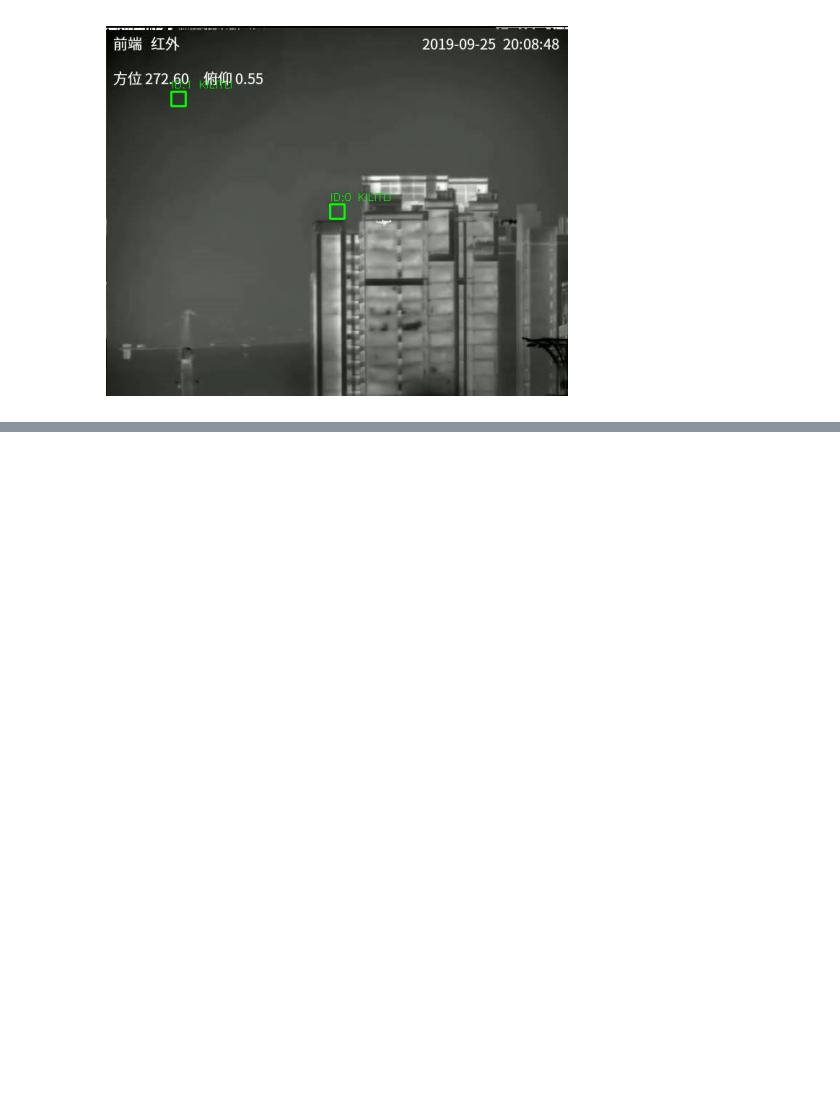
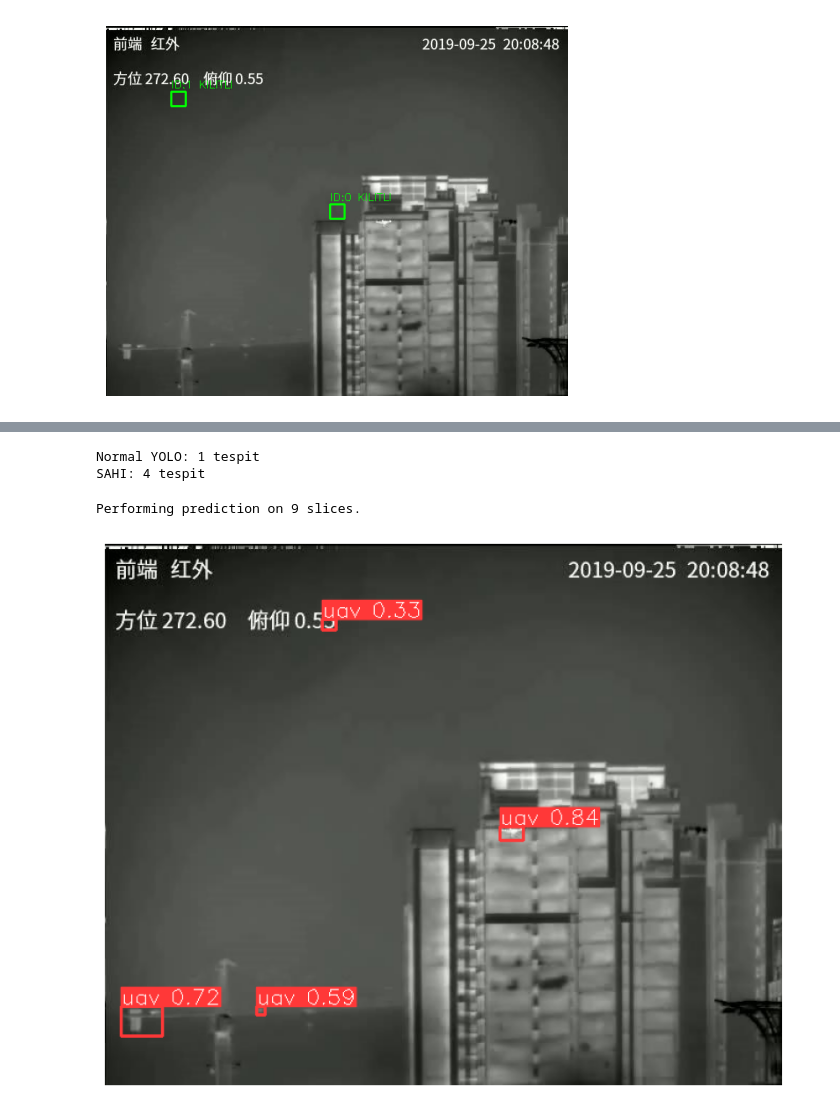
Before and after one commit to degirmencimehmet/MicrosoftProje, a Jupyter notebook: src/test_model.ipynb, the cells around one changed output, grey strips where cells are left out. Saved outputs shown, nothing was run; the diff lists cells and outputs as text; code cells hidden in the pictures; blank space fills up the shorter version.

Commit message:
Proje sonu v2

```diff
--- a/src/test_model.ipynb
+++ b/src/test_model.ipynb
@@ -350,0 +355,34 @@ TypeError: AutoDetectionModel.from_pretrained() missing 1 required positional ar
+# %%
+results = model(img_path, conf=0.3)
+print(f"Normal YOLO: {len(results[0].boxes)} tespit")
+print(f"SAHI: {len(dets)} tespit")
+# %% [output]
+Normal YOLO: 1 tespit
+SAHI: 4 tespit
+# %%
+from sahi.utils.cv import visualize_object_predictions, read_image
+from PIL import Image
+import matplotlib.pyplot as plt
+from sahi.predict import get_sliced_prediction
+
+image = read_image(img_path)
+
+result = get_sliced_prediction(
+    img_path,
+    sahi_model,
+    slice_height=256,
+    slice_width=256,
+    overlap_height_ratio=0.2,
+    overlap_width_ratio=0.2,
+)
+
+result.export_visuals(export_dir="/Users/mehmetdegirmenci/Desktop/Microsoft proje/runs/sahi_test/")
+
+img_result = Image.open("/Users/mehmetdegirmenci/Desktop/Microsoft proje/runs/sahi_test/prediction_visual.png")
+plt.figure(figsize=(12,8))
+plt.imshow(img_result)
+plt.axis("off")
+plt.show()
+# %% [output]
+Performing prediction on 9 slices.
+[figure, added]
```
Also changed, not shown: parts of 7 cells of this notebook, 3 other files.
